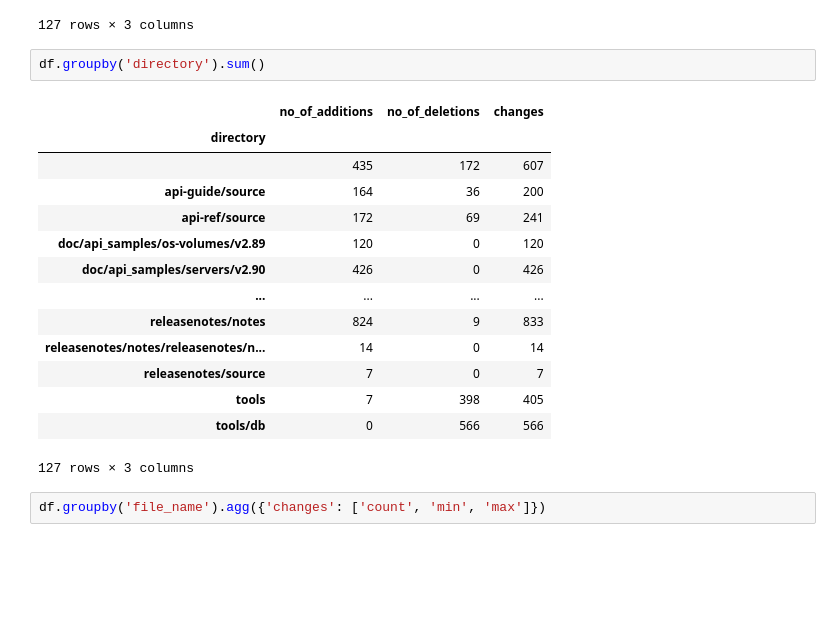
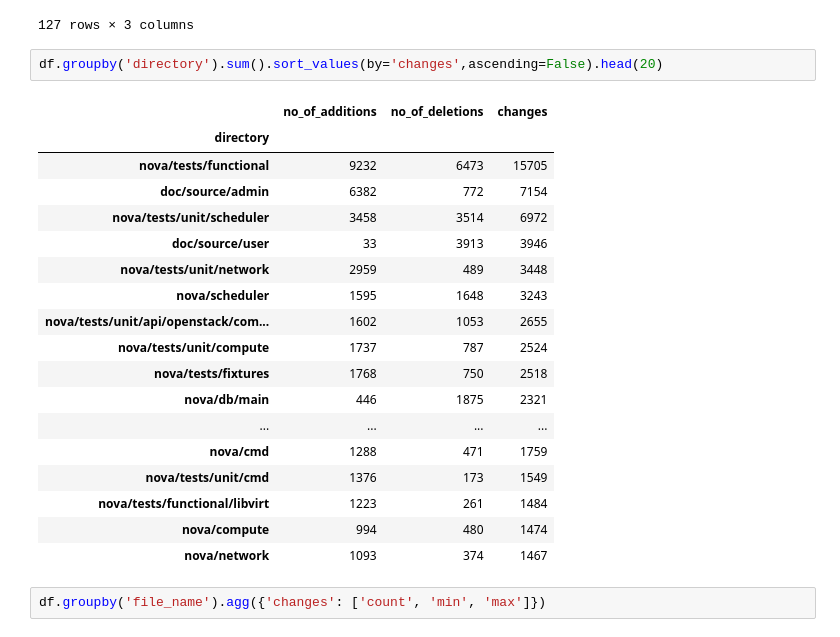
Before and after one commit to TempleOkosun/Mining-OpenStackNova, a Jupyter notebook: Mining OpenStackNova Repo Notebook.ipynb, the cells around one changed output. Cells and saved outputs as stored; diff of their text form; blank space fills up the shorter version.

```diff
--- a/Mining OpenStackNova Repo Notebook.ipynb
+++ b/Mining OpenStackNova Repo Notebook.ipynb
@@ -275,22 +275,26 @@ df.groupby('directory').agg({'changes': ['count', 'min', 'max']})
 | tools/db | 2 | 283 | 283 |
 127 rows × 3 columns
 # %%
-df.groupby('directory').sum()
+df.groupby('directory').sum().sort_values(by='changes',ascending=False).head(20)
 # %% [output]
 |  | no_of_additions | no_of_deletions | changes |
 | directory |  |  |  |
-|  | 435 | 172 | 607 |
-| api-guide/source | 164 | 36 | 200 |
-| api-ref/source | 172 | 69 | 241 |
-| doc/api_samples/os-volumes/v2.89 | 120 | 0 | 120 |
-| doc/api_samples/servers/v2.90 | 426 | 0 | 426 |
+| nova/tests/functional | 9232 | 6473 | 15705 |
+| doc/source/admin | 6382 | 772 | 7154 |
+| nova/tests/unit/scheduler | 3458 | 3514 | 6972 |
+| doc/source/user | 33 | 3913 | 3946 |
+| nova/tests/unit/network | 2959 | 489 | 3448 |
+| nova/scheduler | 1595 | 1648 | 3243 |
+| nova/tests/unit/api/openstack/com... | 1602 | 1053 | 2655 |
+| nova/tests/unit/compute | 1737 | 787 | 2524 |
+| nova/tests/fixtures | 1768 | 750 | 2518 |
+| nova/db/main | 446 | 1875 | 2321 |
 | ... | ... | ... | ... |
-| releasenotes/notes | 824 | 9 | 833 |
-| releasenotes/notes/releasenotes/n... | 14 | 0 | 14 |
-| releasenotes/source | 7 | 0 | 7 |
-| tools | 7 | 398 | 405 |
-| tools/db | 0 | 566 | 566 |
+| nova/cmd | 1288 | 471 | 1759 |
+| nova/tests/unit/cmd | 1376 | 173 | 1549 |
+| nova/tests/functional/libvirt | 1223 | 261 | 1484 |
+| nova/compute | 994 | 480 | 1474 |
+| nova/network | 1093 | 374 | 1467 |
-127 rows × 3 columns
 # %%
 df.groupby('file_name').agg({'changes': ['count', 'min', 'max']})
 # %% [output]
```
Also changed, not shown: parts of 2 cells of this notebook.
